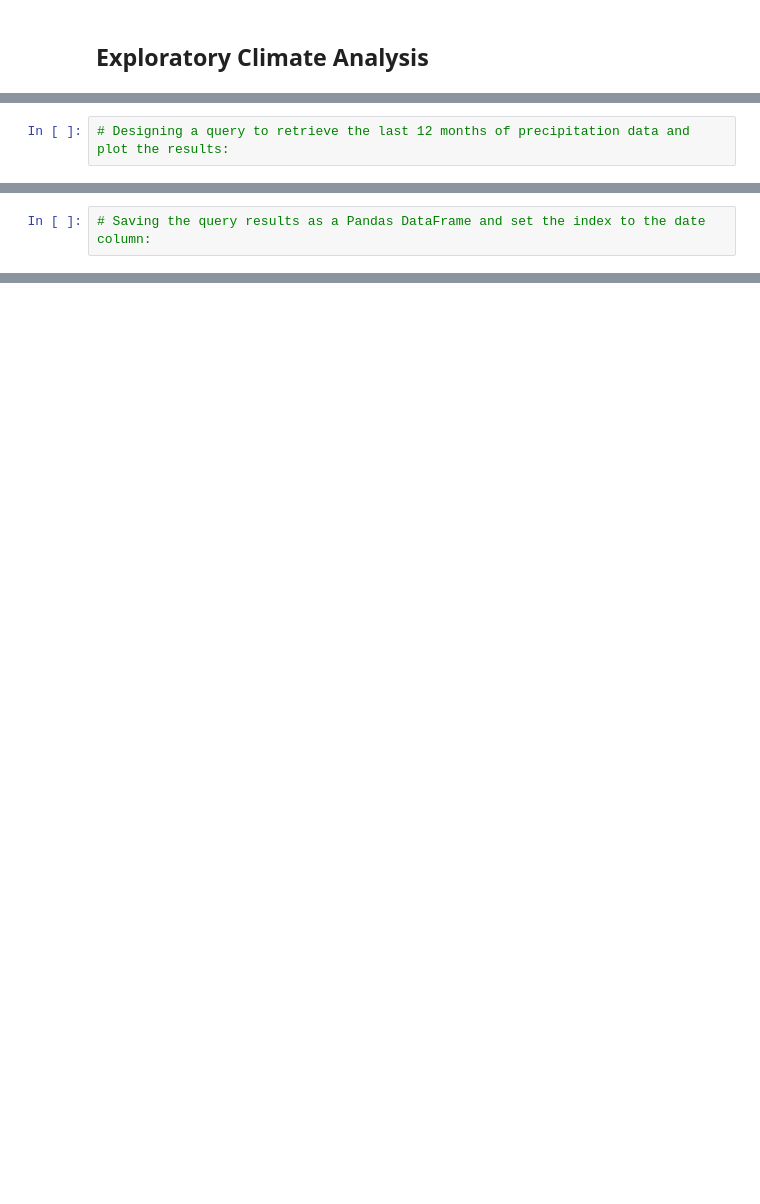
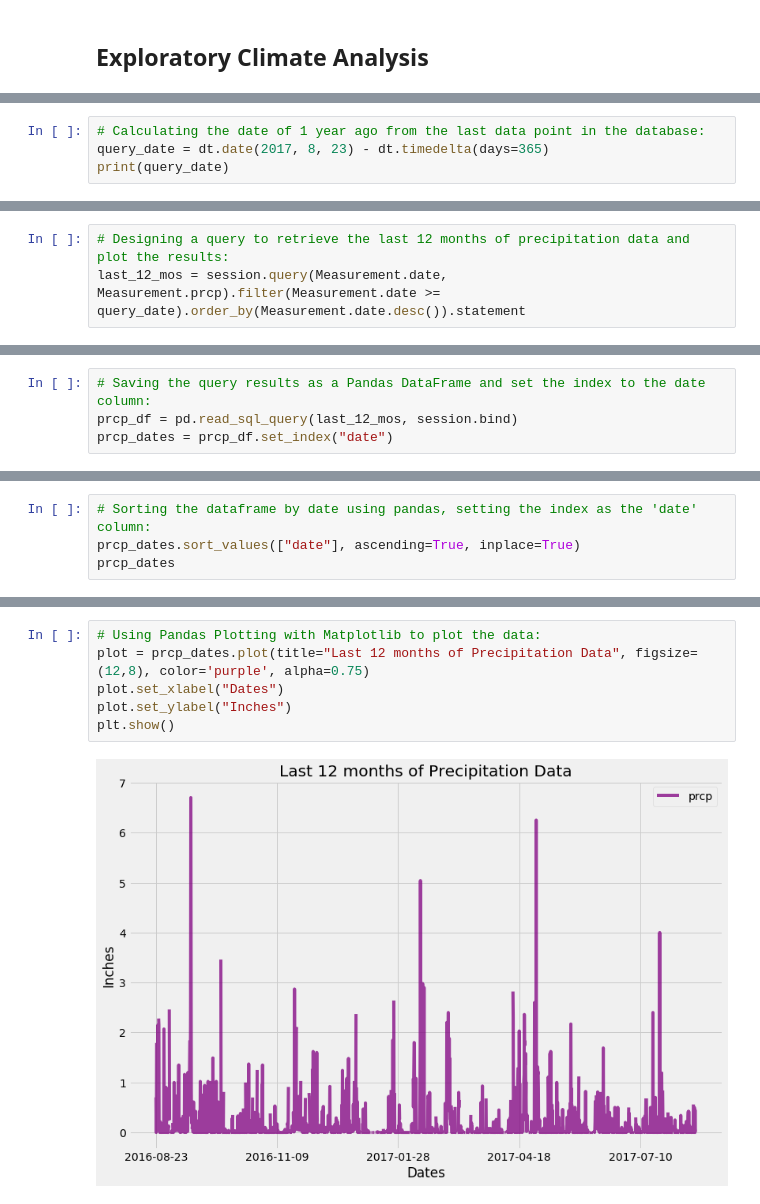
Before and after one commit to minerva-b/SQLAlchemy-Challenge, a Jupyter notebook: climate_analysis_exploration.ipynb, the cells around one changed output, grey strips where cells are left out. Drawn from its saved outputs; the diff is of its cells as text; blank space fills up the shorter version.

```diff
--- a/climate_analysis_exploration.ipynb
+++ b/climate_analysis_exploration.ipynb
@@ -119,0 +86,4 @@ for row in session.query(Station, Station.station).limit(5).all():
+# %%
+# Calculating the date of 1 year ago from the last data point in the database:
+query_date = dt.date(2017, 8, 23) - dt.timedelta(days=365)
+print(query_date)
@@ -120,2 +92,3 @@ for row in session.query(Station, Station.station).limit(5).all():
 # %%
 # Designing a query to retrieve the last 12 months of precipitation data and plot the results:
+last_12_mos = session.query(Measurement.date, Measurement.prcp).filter(Measurement.date >= query_date).order_by(Measurement.date.desc()).statement
@@ -126,2 +95,4 @@ for row in session.query(Station, Station.station).limit(5).all():
 # %%
 # Saving the query results as a Pandas DataFrame and set the index to the date column:
+prcp_df = pd.read_sql_query(last_12_mos, session.bind)
+prcp_dates = prcp_df.set_index("date")
@@ -129,0 +99,4 @@ for row in session.query(Station, Station.station).limit(5).all():
+# %%
+# Sorting the dataframe by date using pandas, setting the index as the 'date' column:
+prcp_dates.sort_values(["date"], ascending=True, inplace=True)
+prcp_dates
@@ -130 +118,9 @@ for row in session.query(Station, Station.station).limit(5).all():
+# %%
+# Using Pandas Plotting with Matplotlib to plot the data:
+plot = prcp_dates.plot(title="Last 12 months of Precipitation Data", figsize=(12,8), color='purple', alpha=0.75)
+plot.set_xlabel("Dates")
+plot.set_ylabel("Inches")
+plt.show()
+# %% [output]
+[figure, added]
 # %%
```
Also changed, not shown: parts of 25 cells of this notebook.
